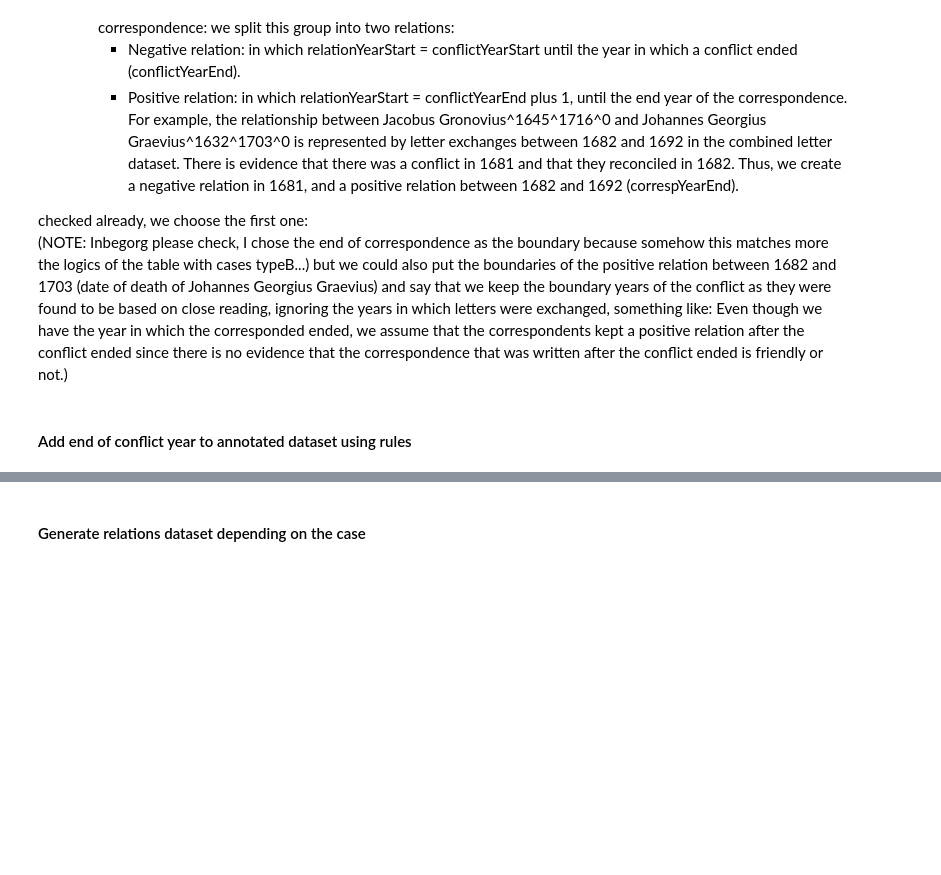
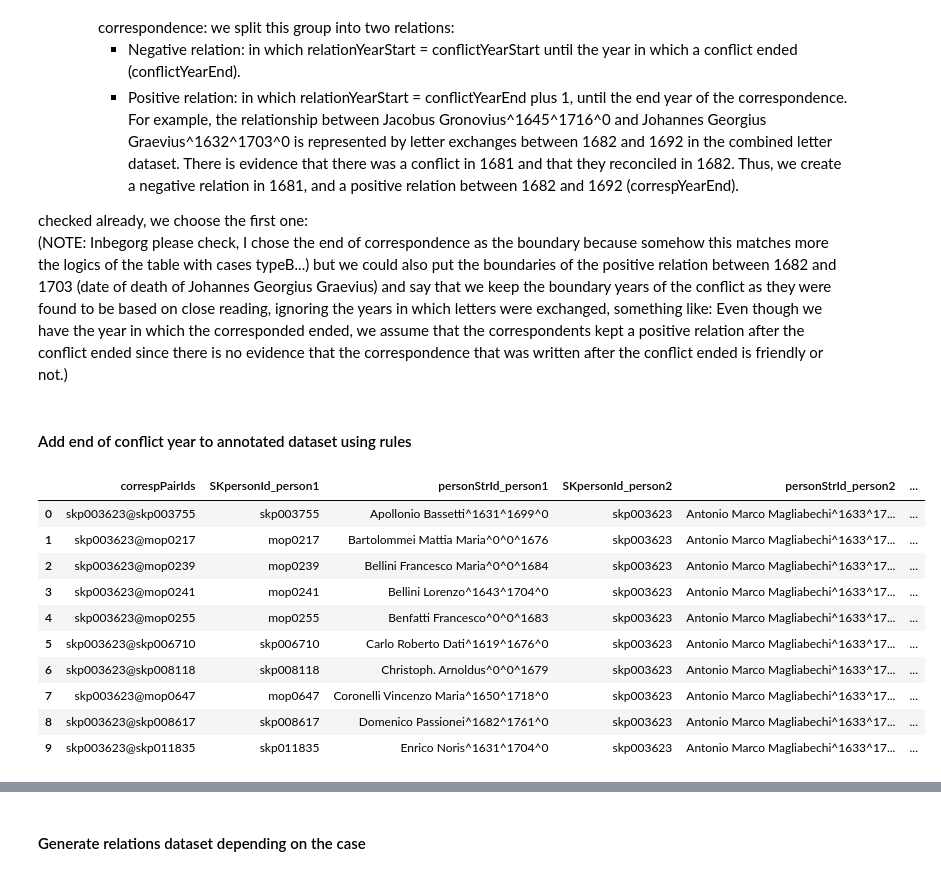
Before and after one commit to lilimelgar/data_preparation_article_balance_theory_vanVugt, a Jupyter notebook: src/script_dataPreparation_Python_unlinkedArticle.ipynb, the cells around one changed output, grey strips where cells are left out. Drawn from its saved outputs; the diff is of its cells as text; code cells hidden in the pictures; blank space fills up the shorter version.

```diff
--- a/src/script_dataPreparation_Python_unlinkedArticle.ipynb
+++ b/src/script_dataPreparation_Python_unlinkedArticle.ipynb
@@ -823,10 +1401,10 @@ combinedSet_v12.info()
 #### Create subset
 # %%
 # create mask for letters which fullfil the requirements of slice2_uncertain as described above
-# first criterium: a letter has a specific year but this is uncertain
-# second criterium: when the year was added as a range to indicate uncertainty -->  isYearRangeUncertain == 'y' & isYearItemUncertain == 'y' (this combination captures the years which are uncertain and estimated via a range)
-# third criterium: several letters included in a range have an incorrect or uncertain range --> isYearRangeUncertain == 'y' & isYearItemUncertain == 'n.a.' (this means that the range was not used to estimate a year, but it was itself uncertain)
+# first criterium: a letter has a specific year but this is uncertain, isYearItemUncertain == 'y' --> those that have a specific year but this is uncertain)
+# second criterium: when the year was added as a range to indicate uncertainty -->  yearRangeType == '1LetterUncertain' (this captures the years which are uncertain and estimated via a range
+# third criterium: several letters included in a range have an incorrect or uncertain range --> yearRangeType == 'bunchOfLetters_uncertainRange' --> this means that the range used to capture the years of a bunch of letters is also uncertain
 
-combinedSet_v14 = combinedSet_v02[((combinedSet_v02.isYearRange == 'n') & (combinedSet_v02.isYearItemUncertain == 'y')) | ((combinedSet_v02.isYearRangeUncertain == 'y') & (combinedSet_v02.isYearItemUncertain == 'y')) | ((combinedSet_v02.isYearRangeUncertain == 'y') & (combinedSet_v02.isYearItemUncertain == 'n.a.'))]
+combinedSet_v14 = combinedSet_v02[((combinedSet_v02.isYearRange == 'n') & (combinedSet_v02.isYearItemUncertain == 'y')) | ((combinedSet_v02.yearRangeType == '1LetterUncertain')) | ((combinedSet_v02.yearRangeType == 'bunchOfLetters_uncertainRange'))]
 # %%
 combinedSet_v14.info()
@@ -929,5 +1658,5 @@ combinedSet_v20 = combinedSet_v19[['correspPairIds', 'correspPairNames', 'SKpers
 
 # test14
 # %%
-combinedSet_v21 = combinedSet_v20.reset_index(drop=True).copy()
+slice2_uncertain = combinedSet_v20.reset_index(drop=True).copy()
 # %%
@@ -941,9 +1687,9 @@ The previous two datasets are slices of the entire aggregated letter set of CEN
 In this step, we check if the same pair combination in the "uncertain" slice exists or not in the "certain" slice. If it does, we discard it, if it doesn't, we keep it in our resulting dataset.
 # %%
 # Now put together the previous groups using the rules mentioned above
-# combinedSet_v12 is the "certain" ranges dataset, combinedSet_v21 is the "uncertain" ranges dataset
+# slice1_certain is the "certain" ranges dataset, slice2_uncertain is the "uncertain" ranges dataset
 # First obtain the rows from the uncertain dataset which are NOT in the certain dataset (using the correspPairIds)
-df_diff = combinedSet_v21[~combinedSet_v21.correspPairIds.isin(combinedSet_v12.correspPairIds)]
+df_diff = slice2_uncertain[~slice2_uncertain.correspPairIds.isin(slice1_certain.correspPairIds)]
 
 # Source: https://stackoverflow.com/questions/64582124/appending-only-rows-that-are-not-yet-in-a-pandas-dataframe
 # %%
@@ -953,5 +1718,5 @@ df_diff.correspPairIds.nunique()
 # %%
 # Now combine the pairs with the certain slice with the pairs of the uncertain slice which are not in the certain slice (df_diff)
-combinedSet_v30 = pd.concat([combinedSet_v12, df_diff], ignore_index=True)
+combinedSet_v30 = pd.concat([slice1_certain, df_diff], ignore_index=True)
 # %%
 combinedSet_v30.info()
@@ -1340,5 +2347,17 @@ for indexA, rowA in annotatedTiesA_v1.iterrows():
 # %%
-annotatedTiesA_v1
+annotatedTiesA_v1.head(10)
+# %% [output]
+|  | correspPairIds | SKpersonId_person1 | personStrId_person1 | SKpersonId_person2 | personStrId_person2 | ... |
+| 0 | skp003623@skp003755 | skp003755 | Apollonio Bassetti^1631^1699^0 | skp003623 | Antonio Marco Magliabechi^1633^17... | ... |
+| 1 | skp003623@mop0217 | mop0217 | Bartolommei Mattia Maria^0^0^1676 | skp003623 | Antonio Marco Magliabechi^1633^17... | ... |
+| 2 | skp003623@mop0239 | mop0239 | Bellini Francesco Maria^0^0^1684 | skp003623 | Antonio Marco Magliabechi^1633^17... | ... |
+| 3 | skp003623@mop0241 | mop0241 | Bellini Lorenzo^1643^1704^0 | skp003623 | Antonio Marco Magliabechi^1633^17... | ... |
+| 4 | skp003623@mop0255 | mop0255 | Benfatti Francesco^0^0^1683 | skp003623 | Antonio Marco Magliabechi^1633^17... | ... |
+| 5 | skp003623@skp006710 | skp006710 | Carlo Roberto Dati^1619^1676^0 | skp003623 | Antonio Marco Magliabechi^1633^17... | ... |
+| 6 | skp003623@skp008118 | skp008118 | Christoph. Arnoldus^0^0^1679 | skp003623 | Antonio Marco Magliabechi^1633^17... | ... |
+| 7 | skp003623@mop0647 | mop0647 | Coronelli Vincenzo Maria^1650^1718^0 | skp003623 | Antonio Marco Magliabechi^1633^17... | ... |
+| 8 | skp003623@skp008617 | skp008617 | Domenico Passionei^1682^1761^0 | skp003623 | Antonio Marco Magliabechi^1633^17... | ... |
+| 9 | skp003623@skp011835 | skp011835 | Enrico Noris^1631^1704^0 | skp003623 | Antonio Marco Magliabechi^1633^17... | ... |
 # %%
 # This is the version of the annotatedTiesA file with the end of conflict year filled in using rules
 annotatedTiesA_v2 = annotatedTiesA_v1.reset_index(drop=True).copy()
```
Also changed, not shown: parts of 232 cells of this notebook.
